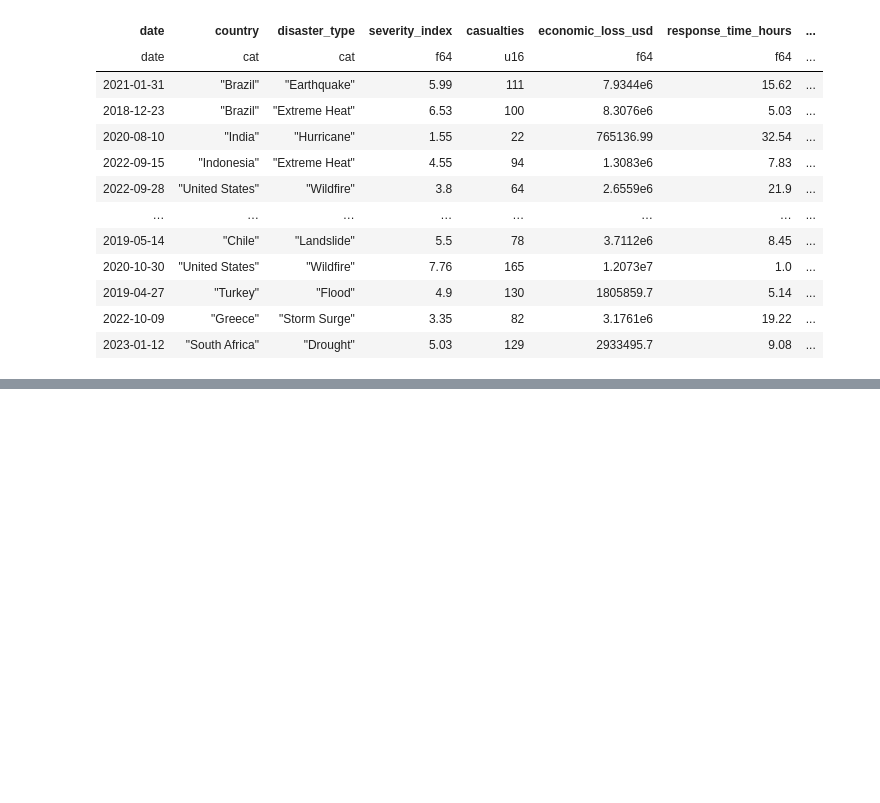
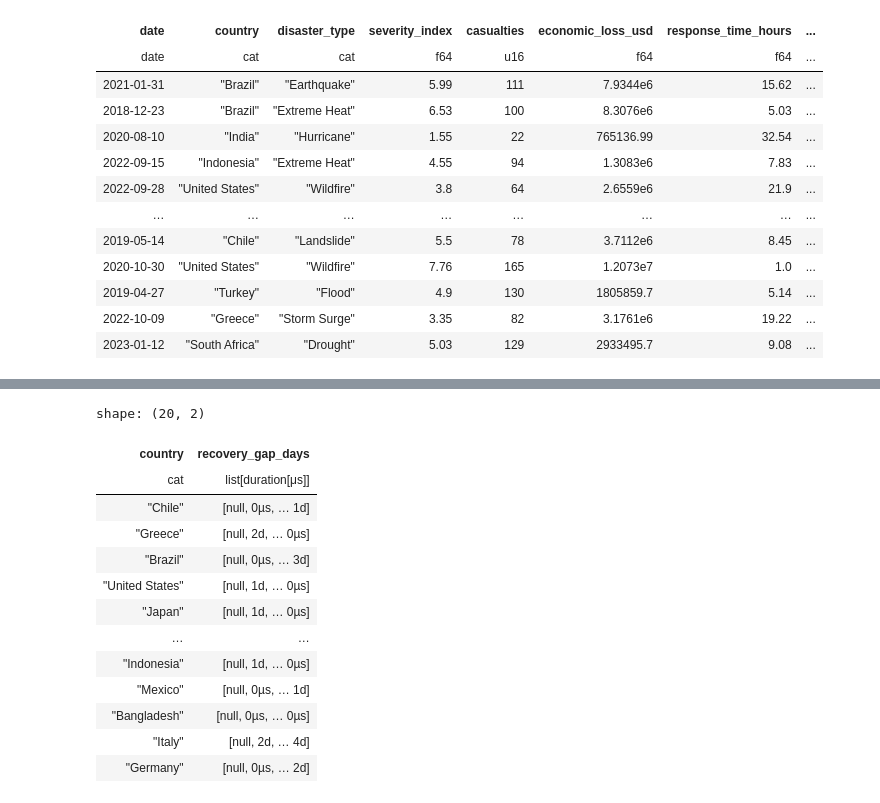
Before and after one commit to ZygimantasB/polars_library, a Jupyter notebook: kaggle/global_disaster_response_2018_2024.ipynb, the cells around one changed output, grey strips where cells are left out. Cells and saved outputs as stored; diff of their text form; code cells hidden in the pictures; blank space fills up the shorter version.

```diff
--- a/kaggle/global_disaster_response_2018_2024.ipynb
+++ b/kaggle/global_disaster_response_2018_2024.ipynb
@@ -117,0 +142,21 @@ shape: (50_000, 12)
+# %%
+df.sort('date').group_by(
+    'country'
+).agg(
+    (pl.col('date') - pl.col('date').shift(1)).alias('recovery_gap_days')
+)
+# %% [output]
+shape: (20, 2)
+| country | recovery_gap_days |
+| cat | list[duration[μs]] |
+| "Chile" | [null, 0µs, … 1d] |
+| "Greece" | [null, 2d, … 0µs] |
+| "Brazil" | [null, 0µs, … 3d] |
+| "United States" | [null, 1d, … 0µs] |
+| "Japan" | [null, 1d, … 0µs] |
+| … | … |
+| "Indonesia" | [null, 1d, … 0µs] |
+| "Mexico" | [null, 0µs, … 1d] |
+| "Bangladesh" | [null, 0µs, … 0µs] |
+| "Italy" | [null, 2d, … 4d] |
+| "Germany" | [null, 0µs, … 2d] |
```
Also changed, not shown: parts of 6 cells of this notebook.
